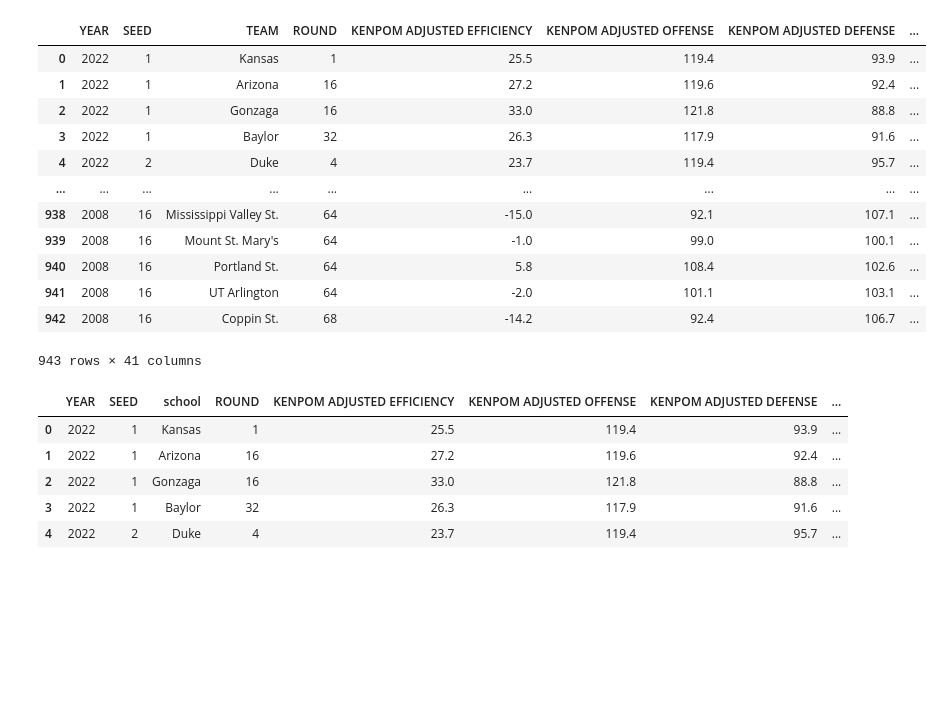
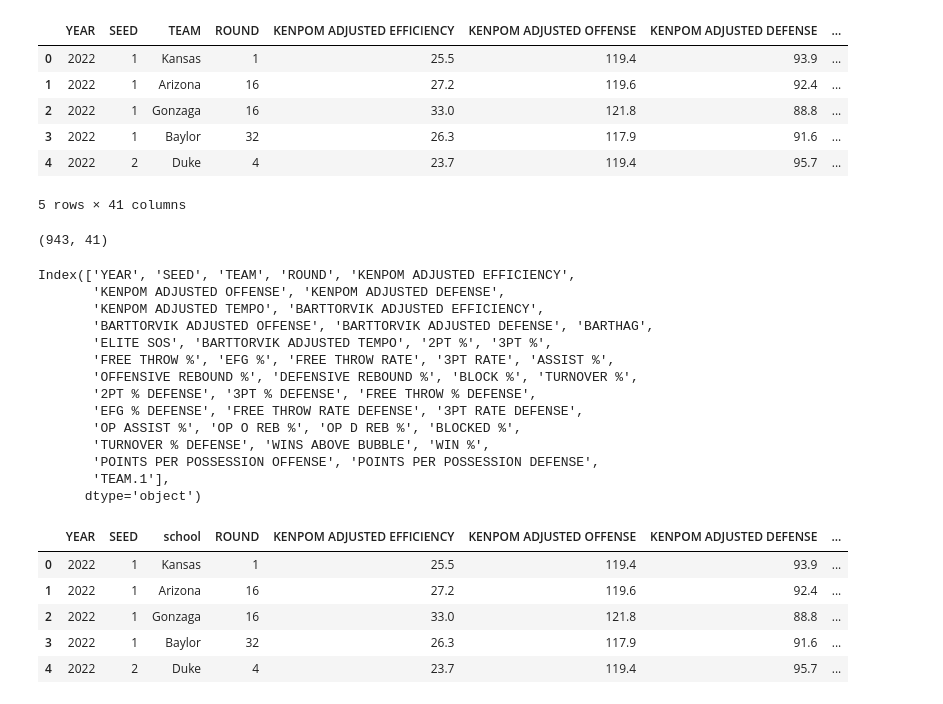
Before and after one commit to J0HN-MAC/March_Madness_Analysis, a Jupyter notebook: tourney_team_transform.ipynb, the cells around one changed output. Drawn from its saved outputs; the diff is of its cells as text; code cells hidden in the pictures; blank space fills up the shorter version.

```diff
--- a/tourney_team_transform.ipynb
+++ b/tourney_team_transform.ipynb
@@ -3,21 +3,36 @@ import pandas as pd
 # %%
 # Read in CSV
 team_df = pd.read_csv('Resources/Tournament Game Data.csv')
-team_df
+team_df.head()
 # %% [output]
 |  | YEAR | SEED | TEAM | ROUND | KENPOM ADJUSTED EFFICIENCY | KENPOM ADJUSTED OFFENSE | KENPOM ADJUSTED DEFENSE | ... |
 | 0 | 2022 | 1 | Kansas | 1 | 25.5 | 119.4 | 93.9 | ... |
 | 1 | 2022 | 1 | Arizona | 16 | 27.2 | 119.6 | 92.4 | ... |
 | 2 | 2022 | 1 | Gonzaga | 16 | 33.0 | 121.8 | 88.8 | ... |
 | 3 | 2022 | 1 | Baylor | 32 | 26.3 | 117.9 | 91.6 | ... |
 | 4 | 2022 | 2 | Duke | 4 | 23.7 | 119.4 | 95.7 | ... |
-| ... | ... | ... | ... | ... | ... | ... | ... | ... |
-| 938 | 2008 | 16 | Mississippi Valley St. | 64 | -15.0 | 92.1 | 107.1 | ... |
-| 939 | 2008 | 16 | Mount St. Mary's | 64 | -1.0 | 99.0 | 100.1 | ... |
-| 940 | 2008 | 16 | Portland St. | 64 | 5.8 | 108.4 | 102.6 | ... |
-| 941 | 2008 | 16 | UT Arlington | 64 | -2.0 | 101.1 | 103.1 | ... |
-| 942 | 2008 | 16 | Coppin St. | 68 | -14.2 | 92.4 | 106.7 | ... |
-943 rows × 41 columns
+5 rows × 41 columns
+# %%
+team_df.shape
+# %% [output]
+(943, 41)
+# %%
+team_df.columns
+# %% [output]
+Index(['YEAR', 'SEED', 'TEAM', 'ROUND', 'KENPOM ADJUSTED EFFICIENCY',
+       'KENPOM ADJUSTED OFFENSE', 'KENPOM ADJUSTED DEFENSE',
+       'KENPOM ADJUSTED TEMPO', 'BARTTORVIK ADJUSTED EFFICIENCY',
+       'BARTTORVIK ADJUSTED OFFENSE', 'BARTTORVIK ADJUSTED DEFENSE', 'BARTHAG',
+       'ELITE SOS', 'BARTTORVIK ADJUSTED TEMPO', '2PT %', '3PT %',
+       'FREE THROW %', 'EFG %', 'FREE THROW RATE', '3PT RATE', 'ASSIST %',
+       'OFFENSIVE REBOUND %', 'DEFENSIVE REBOUND %', 'BLOCK %', 'TURNOVER %',
+       '2PT % DEFENSE', '3PT % DEFENSE', 'FREE THROW % DEFENSE',
+       'EFG % DEFENSE', 'FREE THROW RATE DEFENSE', '3PT RATE DEFENSE',
+       'OP ASSIST %', 'OP O REB %', 'OP D REB %', 'BLOCKED %',
+       'TURNOVER % DEFENSE', 'WINS ABOVE BUBBLE', 'WIN %',
+       'POINTS PER POSSESSION OFFENSE', 'POINTS PER POSSESSION DEFENSE',
+       'TEAM.1'],
+      dtype='object')
 # %%
 # Rename TEAM column to school
 clean_team_df = team_df.rename(columns={'TEAM': 'school'})
```
Also changed, not shown: 3 other files.
